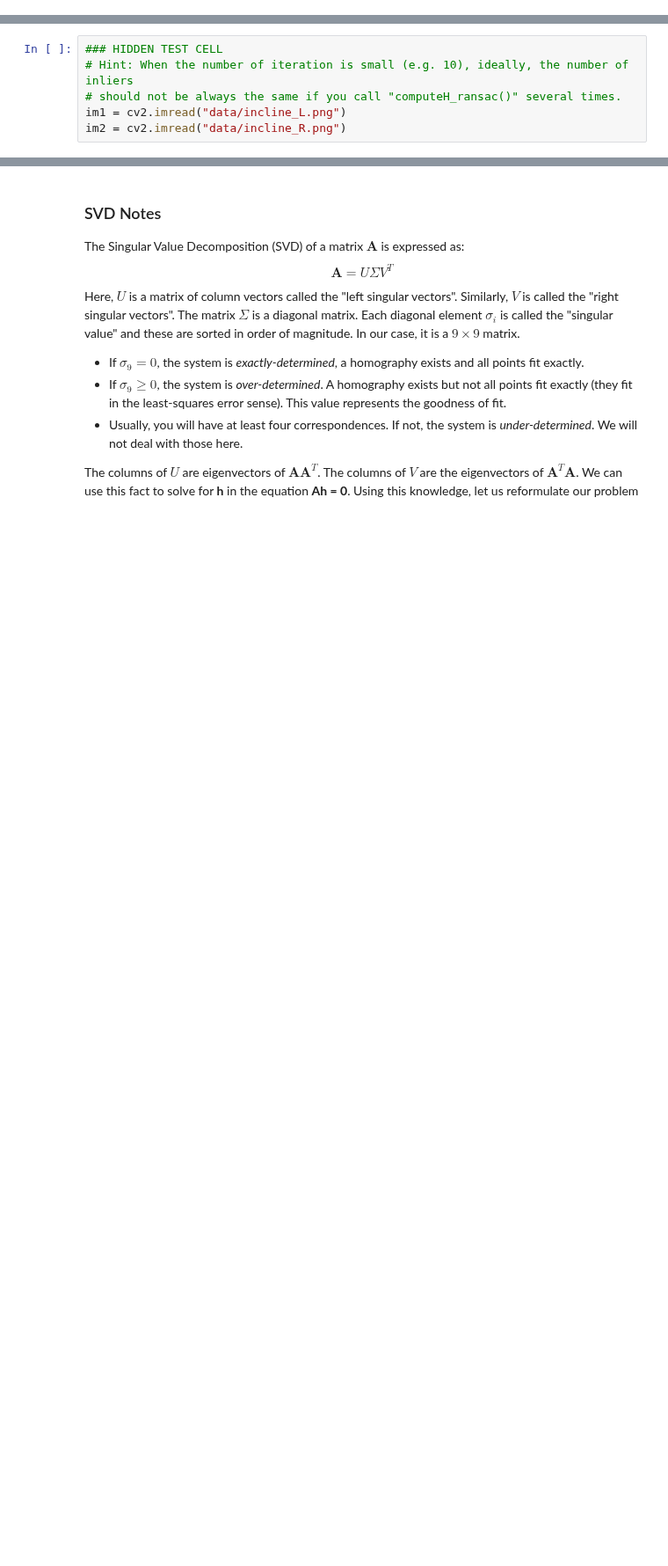
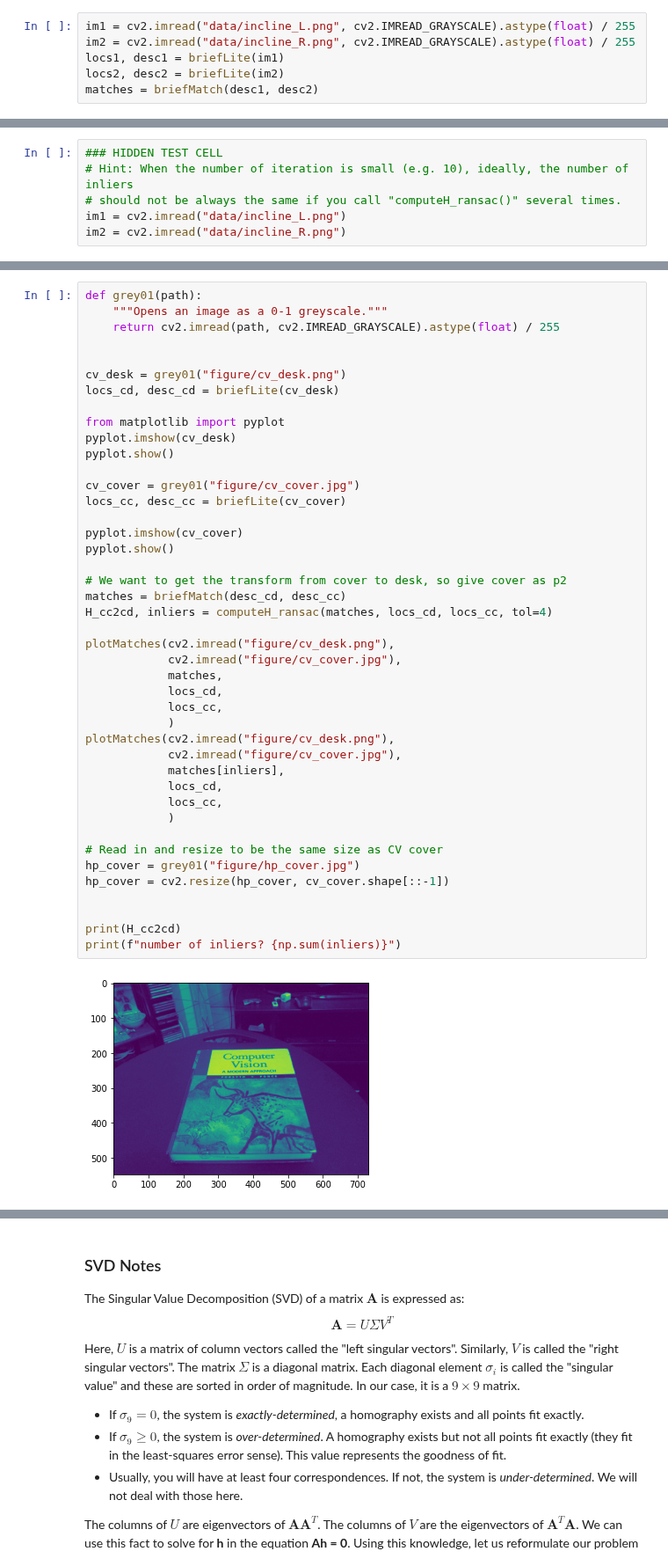
Before and after one commit to FranzEricSchneider/szeliski-algorithms-n-apps, a Jupyter notebook: class/hw4/q3.ipynb, the cells around one changed output, grey strips where cells are left out. Shown at 88% size. Cells and saved outputs as stored; diff of their text form; blank space fills up the shorter version.

```diff
--- a/class/hw4/q3.ipynb
+++ b/class/hw4/q3.ipynb
@@ -56,6 +110,12 @@ Write a function:
 \end{equation}
 
 where $\texttt{bestH2to1}$ should be the homography $\mathbf{H}$ with most inliers found during RANSAC.  $\mathbf{H}$ will be a homography such that if $\mathbf{p}_2$ is a point in $\texttt{locs2}$ and  $\mathbf{p}_1$ is the corresponding point in $\texttt{locs1}$, then $\mathbf{p}_1 \equiv \mathbf{Hp}_2$. $\texttt{locs1}$ and $\texttt{locs2}$ are $N\times 2$ matrices containing the matched points. $\texttt{inliers}$ is a vector of length $N$ with a 1 at those matches that are part of the consensus set, and 0 elsewhere.
+# %%
+im1 = cv2.imread("data/incline_L.png", cv2.IMREAD_GRAYSCALE).astype(float) / 255
+im2 = cv2.imread("data/incline_R.png", cv2.IMREAD_GRAYSCALE).astype(float) / 255
+locs1, desc1 = briefLite(im1)
+locs2, desc2 = briefLite(im2)
+matches = briefMatch(desc1, desc2)
 # %%
 def computeH_ransac(matches, locs1, locs2, num_iter=5000, tol=2):
     """
@@ -107,3 +213,48 @@ Implement the following steps:
 |:--:|:--:|:--:|
 |(a) Text book.| (b) Harry Potter cover.| (c) HarryPotterized Text book|
 || Fig 3.1 Warping for augmented reality. | |
+# %%
+def grey01(path):
+    """Opens an image as a 0-1 greyscale."""
+    return cv2.imread(path, cv2.IMREAD_GRAYSCALE).astype(float) / 255
+
+
+cv_desk = grey01("figure/cv_desk.png")
+locs_cd, desc_cd = briefLite(cv_desk)
+
+from matplotlib import pyplot
+pyplot.imshow(cv_desk)
+pyplot.show()
+
+cv_cover = grey01("figure/cv_cover.jpg")
+locs_cc, desc_cc = briefLite(cv_cover)
+
+pyplot.imshow(cv_cover)
+pyplot.show()
+
+# We want to get the transform from cover to desk, so give cover as p2
+matches = briefMatch(desc_cd, desc_cc)
+H_cc2cd, inliers = computeH_ransac(matches, locs_cd, locs_cc, tol=4)
+
+plotMatches(cv2.imread("figure/cv_desk.png"),
+            cv2.imread("figure/cv_cover.jpg"),
+            matches,
+            locs_cd,
+            locs_cc,
+            )
+plotMatches(cv2.imread("figure/cv_desk.png"),
+            cv2.imread("figure/cv_cover.jpg"),
+            matches[inliers],
+            locs_cd,
+            locs_cc,
+            )
+
+# Read in and resize to be the same size as CV cover
+hp_cover = grey01("figure/hp_cover.jpg")
+hp_cover = cv2.resize(hp_cover, cv_cover.shape[::-1])
+
+
+print(H_cc2cd)
+print(f"number of inliers? {np.sum(inliers)}")
+# %% [output]
+[figure, added]
```
Also changed, not shown: parts of 4 cells of this notebook, 3 other files.
